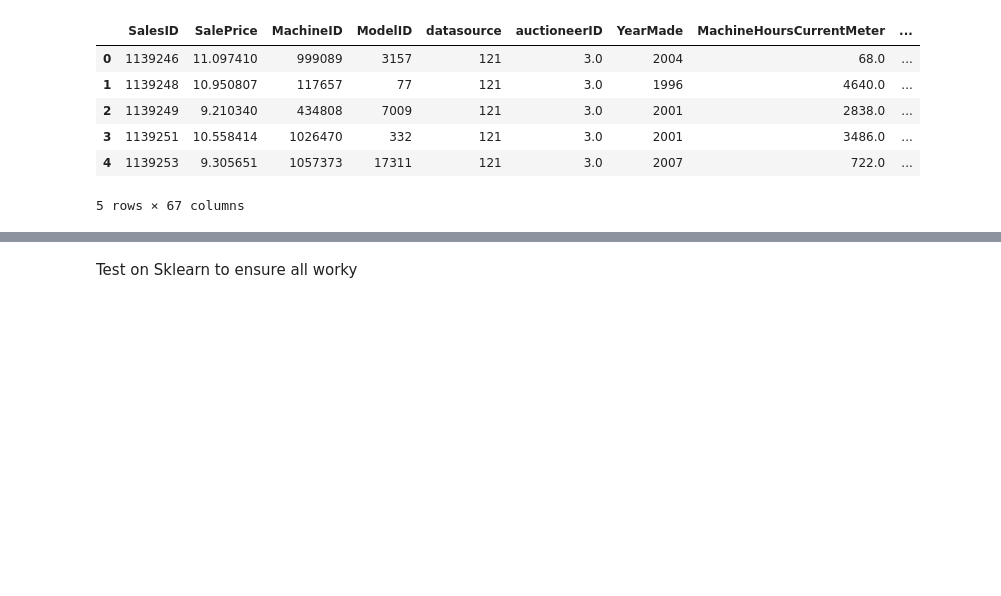
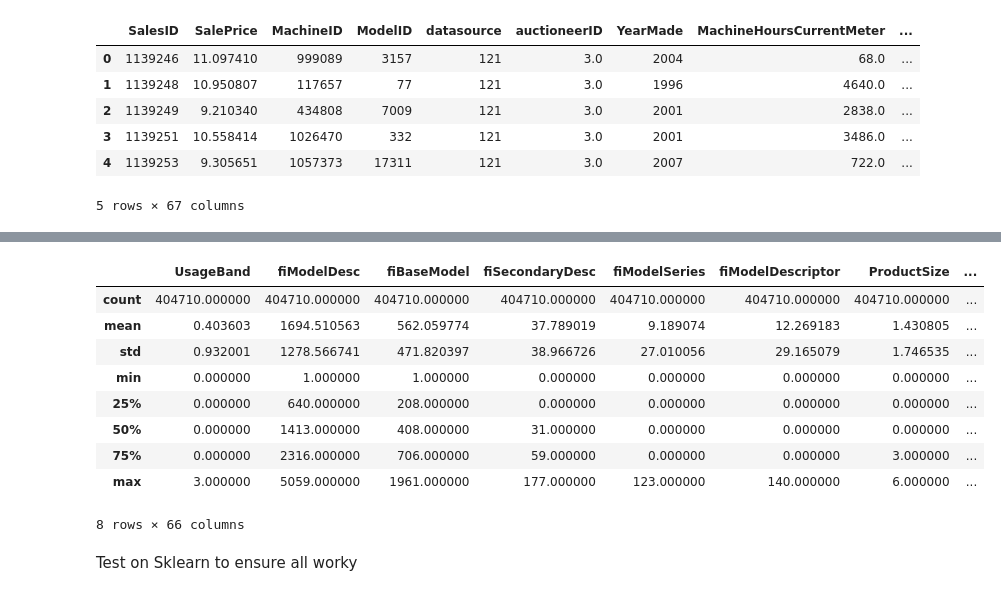
Before and after one commit to sean-mcmahon/sean-mcmahon.github.io, a Jupyter notebook: notebooks/decision_tree.ipynb, the cells around one changed output, grey strips where cells are left out. Saved outputs shown, nothing was run; the diff lists cells and outputs as text; code cells hidden in the pictures; blank space fills up the shorter version.

```diff
--- a/notebooks/decision_tree.ipynb
+++ b/notebooks/decision_tree.ipynb
@@ -99,3 +119,16 @@ valid_xs,valid_y = tabula_pandas.valid.xs,tabula_pandas.valid.y
+# %%
+train_x.describe()
+# %% [output]
+|  | UsageBand | fiModelDesc | fiBaseModel | fiSecondaryDesc | fiModelSeries | fiModelDescriptor | ProductSize | ... |
+| count | 404710.000000 | 404710.000000 | 404710.000000 | 404710.000000 | 404710.000000 | 404710.000000 | 404710.000000 | ... |
+| mean | 0.403603 | 1694.510563 | 562.059774 | 37.789019 | 9.189074 | 12.269183 | 1.430805 | ... |
+| std | 0.932001 | 1278.566741 | 471.820397 | 38.966726 | 27.010056 | 29.165079 | 1.746535 | ... |
+| min | 0.000000 | 1.000000 | 1.000000 | 0.000000 | 0.000000 | 0.000000 | 0.000000 | ... |
+| 25% | 0.000000 | 640.000000 | 208.000000 | 0.000000 | 0.000000 | 0.000000 | 0.000000 | ... |
+| 50% | 0.000000 | 1413.000000 | 408.000000 | 31.000000 | 0.000000 | 0.000000 | 0.000000 | ... |
+| 75% | 0.000000 | 2316.000000 | 706.000000 | 59.000000 | 0.000000 | 0.000000 | 3.000000 | ... |
+| max | 3.000000 | 5059.000000 | 1961.000000 | 177.000000 | 123.000000 | 140.000000 | 6.000000 | ... |
+8 rows × 66 columns
 # %% [markdown]
 Test on Sklearn to ensure all worky
 # %%
```
Also changed, not shown: parts of 24 cells of this notebook, 8 other files.
